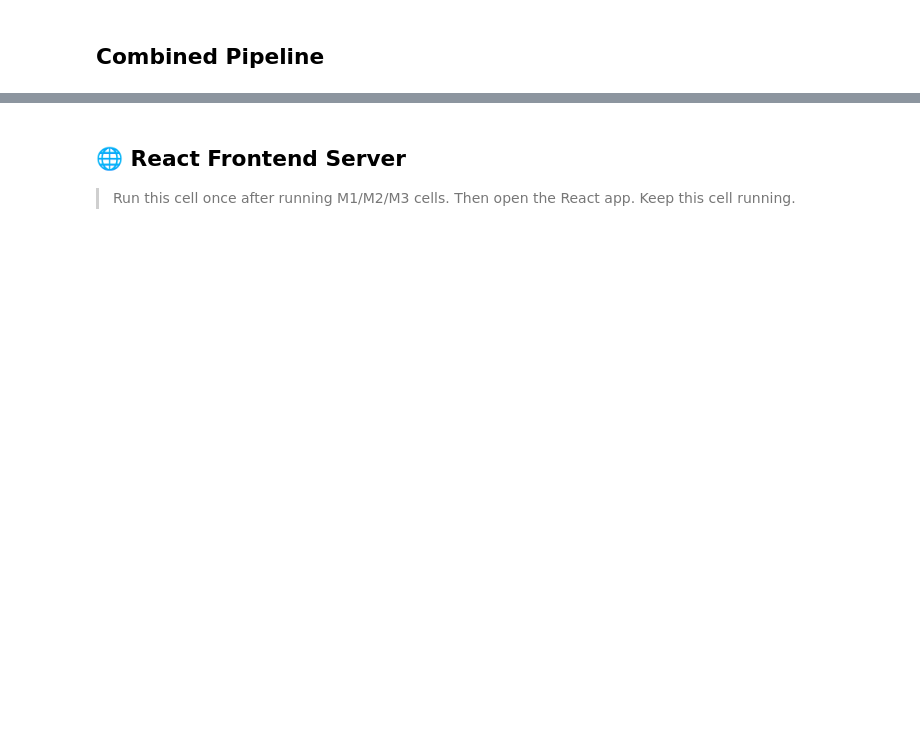
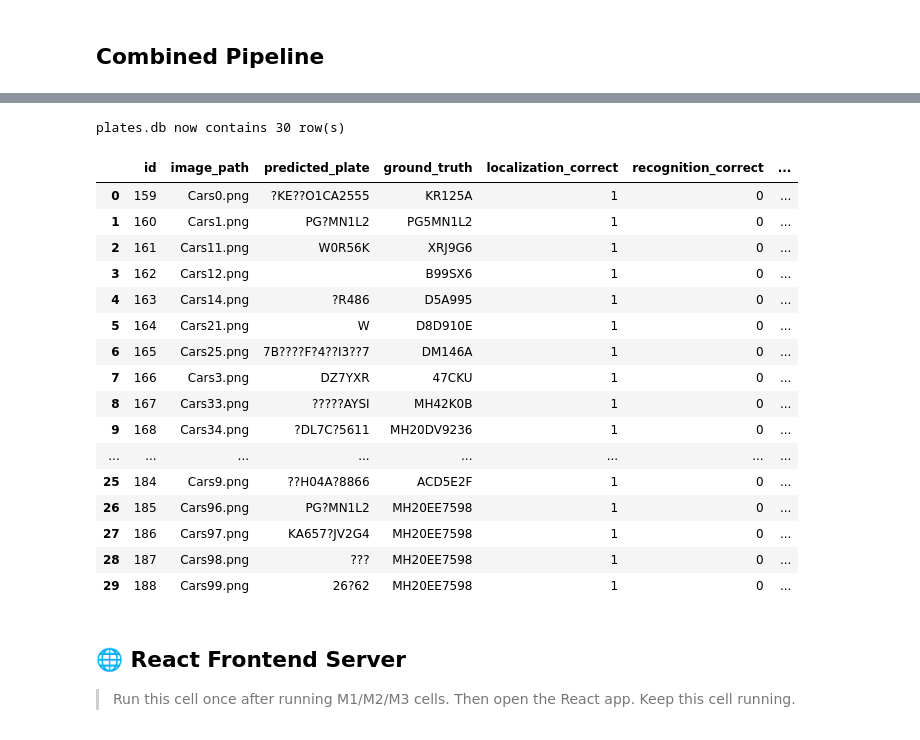
Before and after one commit to wesalmagdi/License-Plate-Recognition, a Jupyter notebook: DIP_Project .ipynb, the cells around one changed output, grey strips where cells are left out. Drawn from its saved outputs; the diff is of its cells as text; code cells hidden in the pictures; blank space fills up the shorter version.

```diff
--- a/DIP_Project.ipynb
+++ b/DIP_Project .ipynb
@@ -875,3 +1797,31 @@ run_pipeline("plate-2-1024x718.jpg", visualize=True)
+# %%
+# ── Inspect plates.db (full contents) ───────────────────────────────────────
+import sqlite3, pandas as pd
+
+with sqlite3.connect(DB_PATH) as _conn:
+    _df = pd.read_sql_query("SELECT * FROM plates ORDER BY id", _conn)
+
+print(f"plates.db now contains {len(_df)} row(s)\n")
+_df
+# %% [output]
+plates.db now contains 30 row(s)
+|  | id | image_path | predicted_plate | ground_truth | localization_correct | recognition_correct | ... |
+| 0 | 159 | Cars0.png | ?KE??O1CA2555 | KR125A | 1 | 0 | ... |
+| 1 | 160 | Cars1.png | PG?MN1L2 | PG5MN1L2 | 1 | 0 | ... |
+| 2 | 161 | Cars11.png | W0R56K | XRJ9G6 | 1 | 0 | ... |
+| 3 | 162 | Cars12.png |  | B99SX6 | 1 | 0 | ... |
+| 4 | 163 | Cars14.png | ?R486 | D5A995 | 1 | 0 | ... |
+| 5 | 164 | Cars21.png | W | D8D910E | 1 | 0 | ... |
+| 6 | 165 | Cars25.png | 7B????F?4??I3??7 | DM146A | 1 | 0 | ... |
+| 7 | 166 | Cars3.png | DZ7YXR | 47CKU | 1 | 0 | ... |
+| 8 | 167 | Cars33.png | ?????AYSI | MH42K0B | 1 | 0 | ... |
+| 9 | 168 | Cars34.png | ?DL7C?5611 | MH20DV9236 | 1 | 0 | ... |
+| ... | ... | ... | ... | ... | ... | ... | ... |
+| 25 | 184 | Cars9.png | ??H04A?8866 | ACD5E2F | 1 | 0 | ... |
+| 26 | 185 | Cars96.png | PG?MN1L2 | MH20EE7598 | 1 | 0 | ... |
+| 27 | 186 | Cars97.png | KA657?JV2G4 | MH20EE7598 | 1 | 0 | ... |
+| 28 | 187 | Cars98.png | ??? | MH20EE7598 | 1 | 0 | ... |
+| 29 | 188 | Cars99.png | 26?62 | MH20EE7598 | 1 | 0 | ... |
 # %% [markdown]
 ## 🌐 React Frontend Server
 > Run this cell once after running M1/M2/M3 cells. Then open the React app. Keep this cell running.
```
Also changed, not shown: parts of 15 cells of this notebook, 18 other files.
